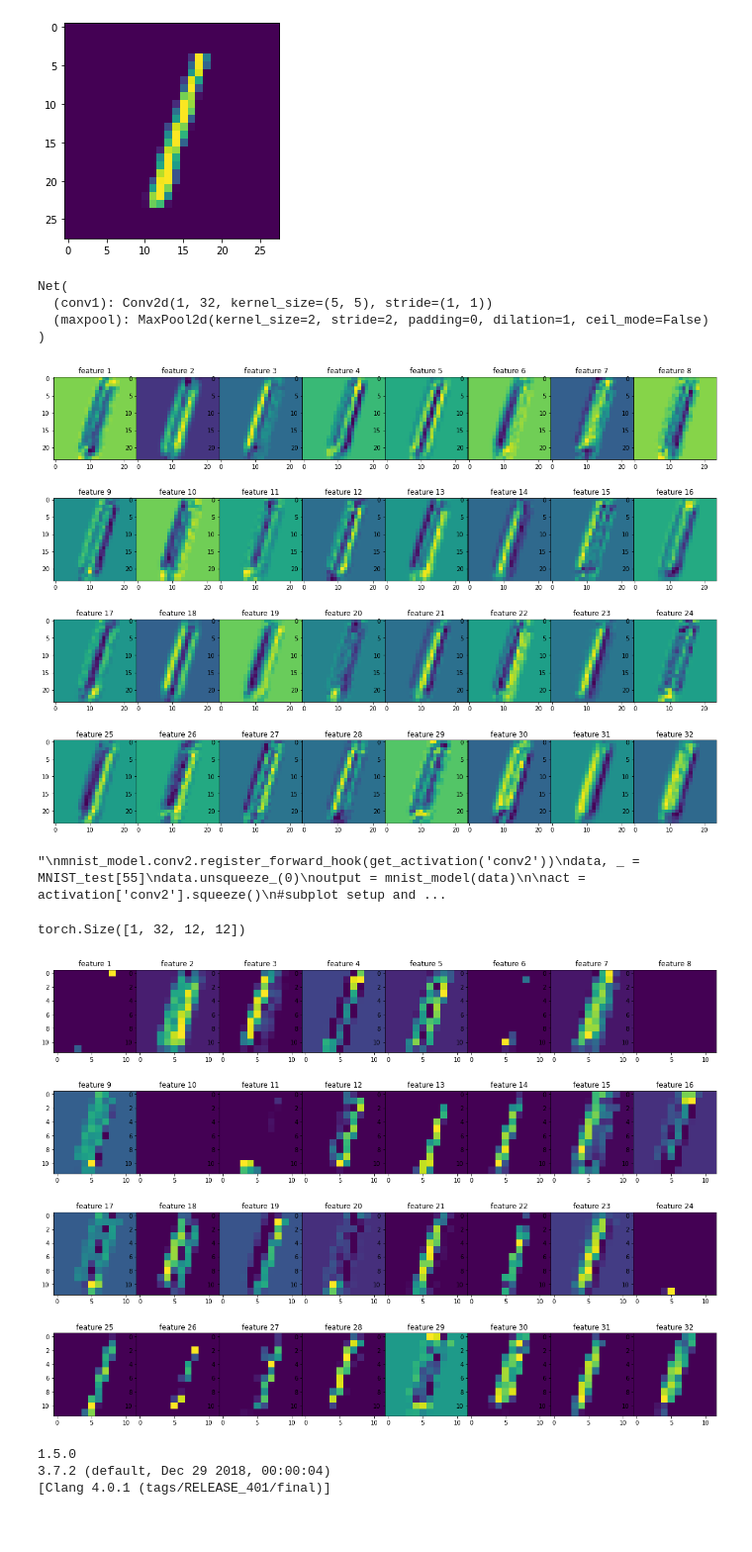
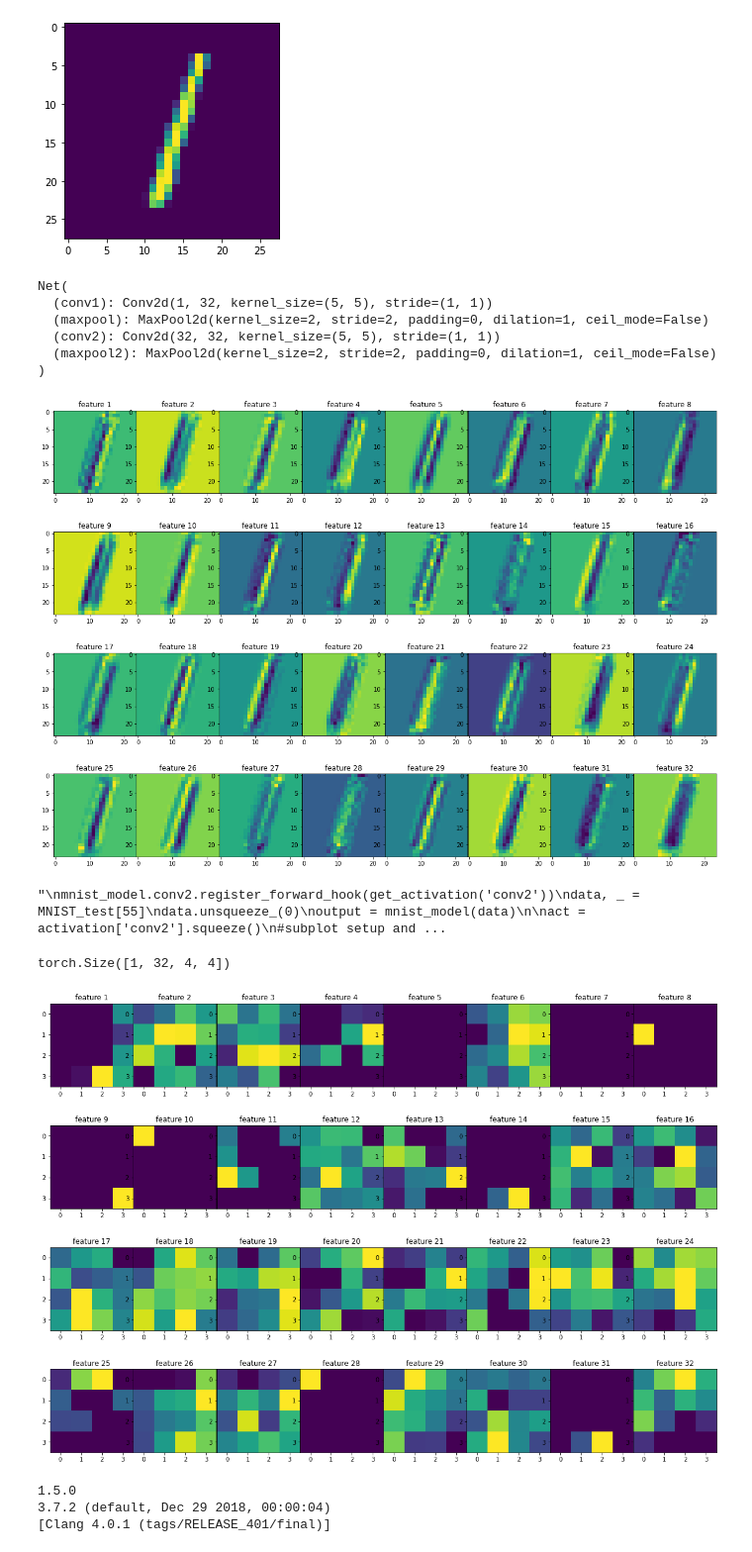
Before and after one commit to moreezee/BcThesisMK, a Jupyter notebook: Moritz_folder/Notebooks/visualization_notebooks/vis_activations.ipynb, the cells around one changed output. Shown: that part at 99% size. Drawn from its saved outputs; the diff is of its cells as text; code cells hidden in the pictures; blank space fills up the shorter version.

```diff
--- a/Moritz_folder/Notebooks/visualization_notebooks/vis_activations.ipynb
+++ b/Moritz_folder/Notebooks/visualization_notebooks/vis_activations.ipynb
@@ -87,14 +87,14 @@ class Net(nn.Module):
         super(Net, self).__init__()
         self.conv1 = nn.Conv2d(1, 32, 5)
         self.maxpool = nn.MaxPool2d(2, 2)
-        #self.conv2 = nn.Conv2d(32, 32, 5)
-        #self.maxpool2 = nn.MaxPool2d(2, 2)
+        self.conv2 = nn.Conv2d(32, 32, 5)
+        self.maxpool2 = nn.MaxPool2d(2, 2)
         #self.fc1 = nn.Linear(4*4*32, 10)
 
     def forward(self, x):
         x = self.maxpool(F.relu(self.conv1(x)))
         #x = F.relu(self.conv1(x))
-        #x = self.maxpool(F.relu(self.conv2(x)))
+        x = self.maxpool(F.relu(self.conv2(x)))
         #x = F.relu(self.conv2(x))
         #x = x.view(-1, 4*4*32)
         return x
@@ -174,6 +174,8 @@ print(mnist_model)
 Net(
   (conv1): Conv2d(1, 32, kernel_size=(5, 5), stride=(1, 1))
   (maxpool): MaxPool2d(kernel_size=2, stride=2, padding=0, dilation=1, ceil_mode=False)
+  (conv2): Conv2d(32, 32, kernel_size=(5, 5), stride=(1, 1))
+  (maxpool2): MaxPool2d(kernel_size=2, stride=2, padding=0, dilation=1, ceil_mode=False)
 )
 # %%
 #testimg = MNIST_test.data[55].reshape(1, 28, 28, 1)
@@ -208,7 +210,7 @@ for idx in range(act.size(0)):
 #for idx in range(kernels.size(0)):
 #    axarr[idx].imshow(kernels[idx].squeeze())
 # %% [output]
-[figure, old version]
+[figure, new version]
 # %%
 """
 mnist_model.conv2.register_forward_hook(get_activation('conv2'))
@@ -247,21 +249,21 @@ for idx in range(act.size(0)):
 
     #print(pre_activation)
 # %%
-data, _ = MNIST_test[2]
+data, _ = MNIST_train[5]
 data.unsqueeze_(0)
 output = mnist_model(data)
 print(output.size())
 #print(output[0][31])
 inputfeed = output.detach().numpy()
 fig, axarr = plt.subplots(4,8, figsize=(20, 15))
 fig.subplots_adjust(hspace = .001, wspace=.001)
 axarr = axarr.ravel()
 for idx in range(output.size(1)):
     axarr[idx].imshow(inputfeed[0][idx], interpolation='nearest')
     axarr[idx].set_title('feature {}'.format(idx +1))
 # %% [output]
-torch.Size([1, 32, 12, 12])
+torch.Size([1, 32, 4, 4])
-[figure, old version]
+[figure, new version]
 # %%
 print(torch.__version__)
 import sys
```
Also changed, not shown: 29 other files.
